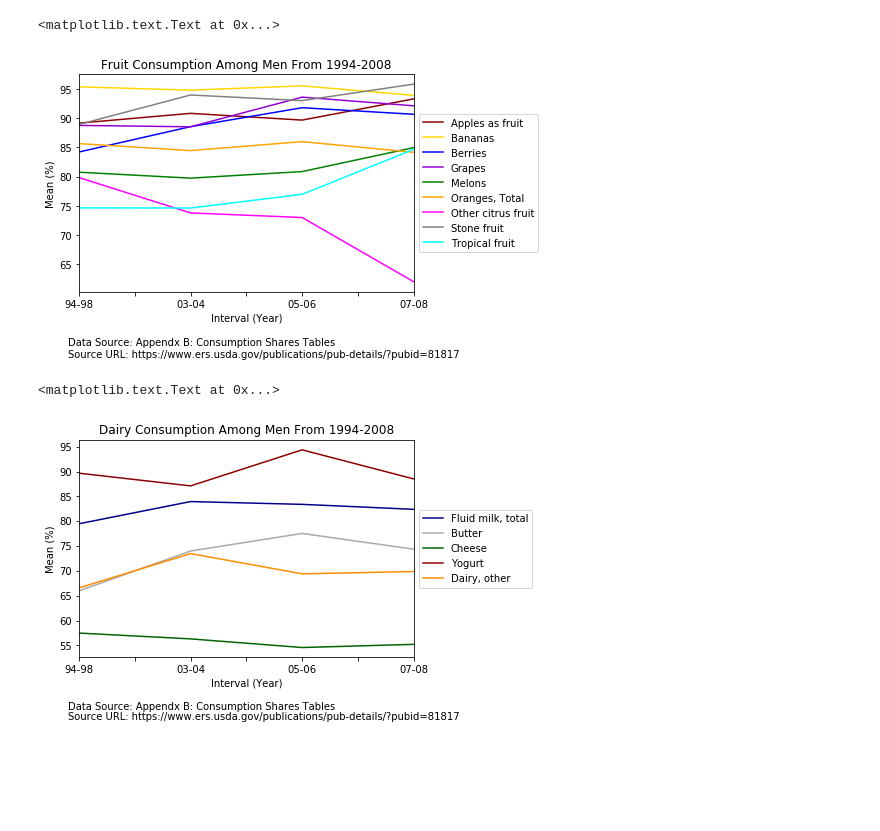
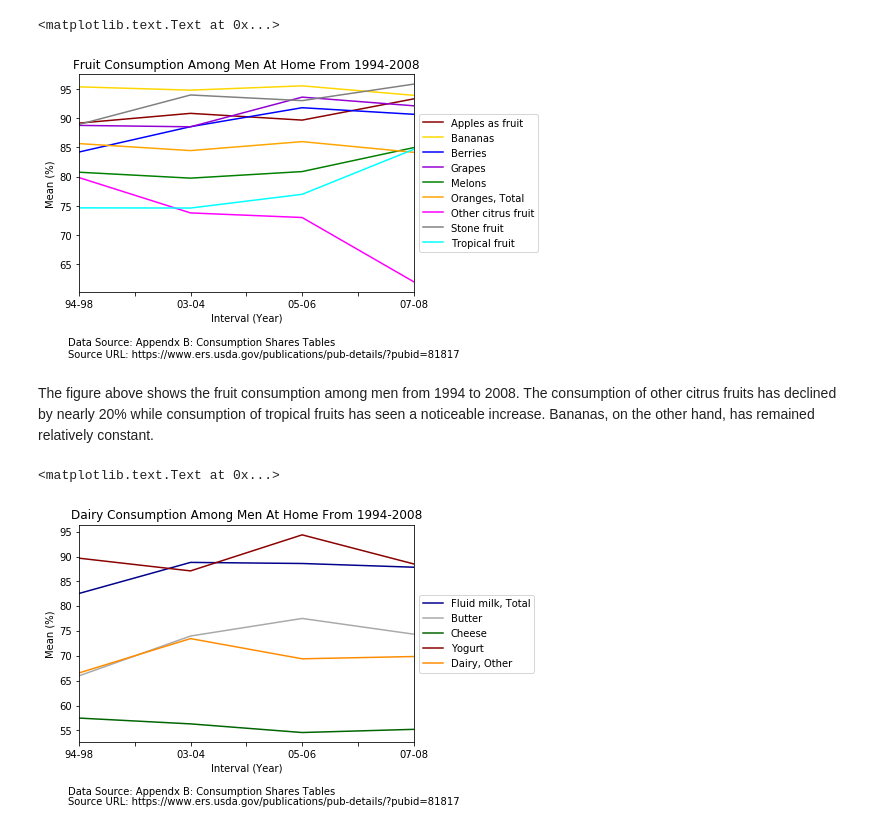
Before and after one commit to maismin/CSC59969S17HW1, a Jupyter notebook: prob2/prob2.ipynb, the cells around one changed output. Saved outputs shown, nothing was run; the diff lists cells and outputs as text; code cells hidden in the pictures; blank space fills up the shorter version.

```diff
--- a/prob2/prob2.ipynb
+++ b/prob2/prob2.ipynb
@@ -18,8 +18,8 @@ Sheet_07_08 = data.parse('07-08 FAH')
 # labels and settings
 source_url = 'https://www.ers.usda.gov/publications/pub-details/?pubid=81817'
 data_source = 'Appendx B: Consumption Shares Tables'
-fruit_col = ['Apples as fruit','Bananas','Berries','Grapes','Melons','Oranges, Total','Other citrus fruit','Stone fruit','Tropical fruit']
-dairy_col = ['Fluid milk, total', 'Butter', 'Cheese', 'Yogurt', 'Dairy, other']
+fruit_col = [x.strip() for x in list(Sheet_94_98.iloc[[78,80,81,82,83,84,87,88,89], 0])]
+dairy_col = [x.strip() for x in list(Sheet_94_98.iloc[[107, 112,113,114,115], 0])]
 interval_row = ['94-98', '03-04', '05-06', '07-08']
 legend_fruit_colors = ['darkred', 'gold', 'blue', 'darkviolet', 'green', 'orange', 'fuchsia', 'gray', 'cyan']
 legend_dairy_colors = ['darkblue','darkgrey','darkgreen','darkred','darkorange']
@@ -54,15 +54,15 @@ FAH_Women_Fruit.index = interval_row
 # %%
 # DataFrame - Dairy types over time (men)
-FAH_94_98_Men_dairy = Sheet_94_98.iloc[[106, 112,113,114,115], 7]
-FAH_03_04_Men_dairy = Sheet_03_04.iloc[[106, 112,113,114,115], 7]
-FAH_05_06_Men_dairy = Sheet_05_06.iloc[[106, 112,113,114,115], 7]
-FAH_07_08_Men_dairy = Sheet_07_08.iloc[[106, 112,113,114,115], 7]
+FAH_94_98_Men_dairy = Sheet_94_98.iloc[[107,112,113,114,115], 7]
+FAH_03_04_Men_dairy = Sheet_03_04.iloc[[107,112,113,114,115], 7]
+FAH_05_06_Men_dairy = Sheet_05_06.iloc[[107,112,113,114,115], 7]
+FAH_07_08_Men_dairy = Sheet_07_08.iloc[[107,112,113,114,115], 7]
 
 FAH_Men_Dairy = pd.concat([FAH_94_98_Men_dairy, FAH_03_04_Men_dairy, FAH_05_06_Men_dairy, FAH_07_08_Men_dairy], axis=1)
 FAH_Men_Dairy = FAH_Men_Dairy.transpose()
 FAH_Men_Dairy.columns = dairy_col
 FAH_Men_Dairy.index = interval_row
 
-#print(FAH_Men_Dairy)
+#FAH_Men_Dairy
 # %%
 # DataFrame - Dairy types over time (women)
@@ -80,20 +80,22 @@ FAH_Women_Dairy.index = interval_row
 # %%
 mfplot = FAH_Men_Fruit.plot(color = legend_fruit_colors)
 mfplot.legend(loc='center left', bbox_to_anchor=(1, 0.5))
-mfplot.set_title('Fruit Consumption Among Men From 1994-2008')
+mfplot.set_title('Fruit Consumption Among Men At Home From 1994-2008')
 mfplot.set(xlabel=x_label, ylabel=y_label)
 mfplot.text(-.1,49, 'Source URL: ' + source_url)
 mfplot.text(-.1,51, 'Data Source: ' + data_source)
 # %% [output]
 <matplotlib.text.Text at 0x...>
-[figure, old version]
+[figure, new version]
+# %% [markdown]
+The figure above shows the fruit consumption among men from 1994 to 2008. The consumption of other citrus fruits has declined by nearly 20% while consumption of tropical fruits has seen a noticeable increase. Bananas, on the other hand, has remained relatively constant.
 # %%
 mdplot = FAH_Men_Dairy.plot(color = legend_dairy_colors)
 mdplot.legend(loc='center left', bbox_to_anchor=(1, 0.5))
-mdplot.set_title('Dairy Consumption Among Men From 1994-2008')
+mdplot.set_title('Dairy Consumption Among Men At Home From 1994-2008')
 mdplot.set(xlabel=x_label, ylabel=y_label)
 mdplot.text(-.1,40, 'Source URL: ' + source_url)
 mdplot.text(-.1,42, 'Data Source: ' + data_source)
 # %% [output]
 <matplotlib.text.Text at 0x...>
-[figure, old version]
+[figure, new version]
```
Also changed, not shown: parts of 7 cells of this notebook.
